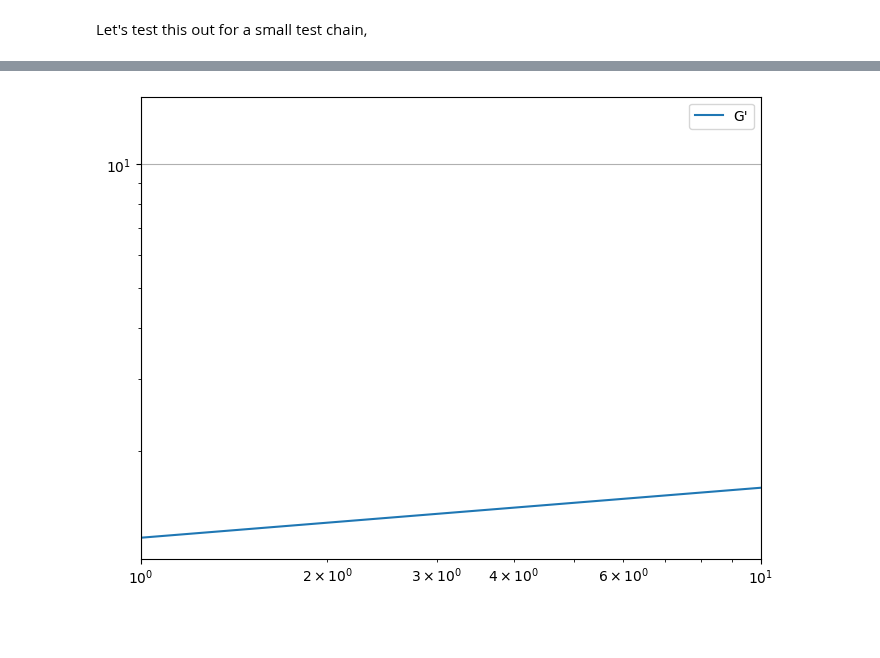
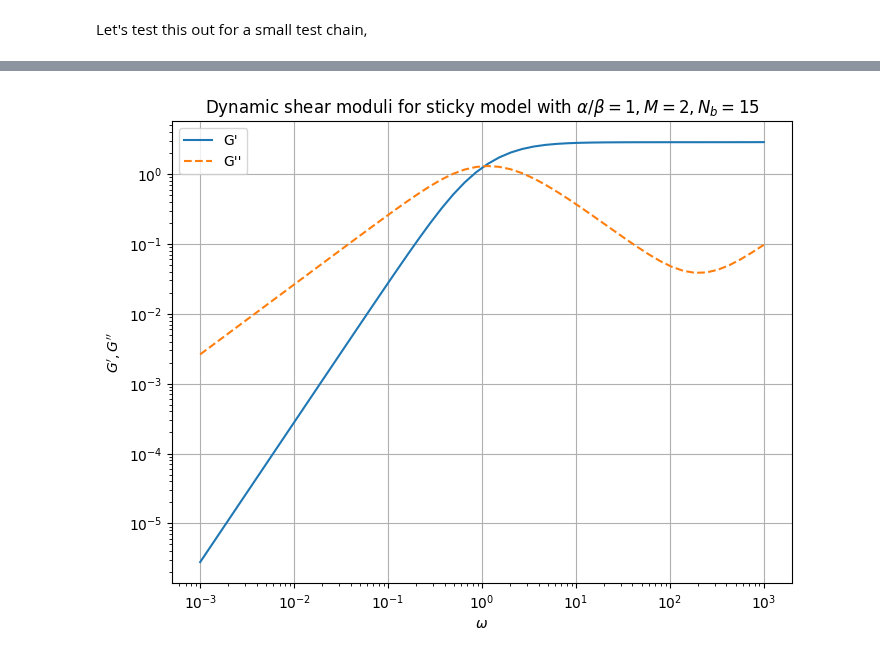
Before and after one commit to anotherbeaver/amine_polymers, a Jupyter notebook: sticky_model.ipynb, the cells around one changed output, grey strips where cells are left out. Saved outputs shown, nothing was run; the diff lists cells and outputs as text; code cells hidden in the pictures; blank space fills up the shorter version.

Commit message:
Finished sticky model using all association states

```diff
--- a/sticky_model.ipynb
+++ b/sticky_model.ipynb
@@ -549,10 +549,11 @@ s_max = 2**N_a - 1
 B = B_tensor()
 W = generate_W(8, 1, 1) # alpha is 1, beta is always 1 (in units of 1/beta)
 
-omegas = np.logspace(-3, 3, 120)
+omegas = np.logspace(-3, 3, 50)
 G_p_list = []
 G_pp_list = []
-for omega in tqdm(omegas):
+new_omegas = omegas[28:]
+for omega in tqdm(new_omegas):
     A, b = construct_Ab(omega, B, W)
     print("Matrix constructed.")
 
@@ -613,11 +708,14 @@ G_p_list[:37]
 # %%
 import matplotlib.pyplot as plt
 
 figure = plt.figure(figsize=(8,6))
-plt.loglog(omegas[:37], G_p_list[:37], label=f"G'")
-# plt.loglog(omegas, G_pp_list, label="G''")
+plt.loglog(omegas, G_p_list, label=f"G'")
+plt.loglog(omegas, G_pp_list, linestyle='--', label="G''")
+plt.title(r"Dynamic shear moduli for sticky model with $\alpha/\beta=1, M=2, N_b=15$")
+plt.xlabel(r"$\omega$")
+plt.ylabel(r"$G', G''$")
 plt.legend()
 plt.grid()
 plt.show()
 # %% [output]
-[figure, old version]
+[figure, new version]
```
Also changed, not shown: parts of 5 cells of this notebook.
